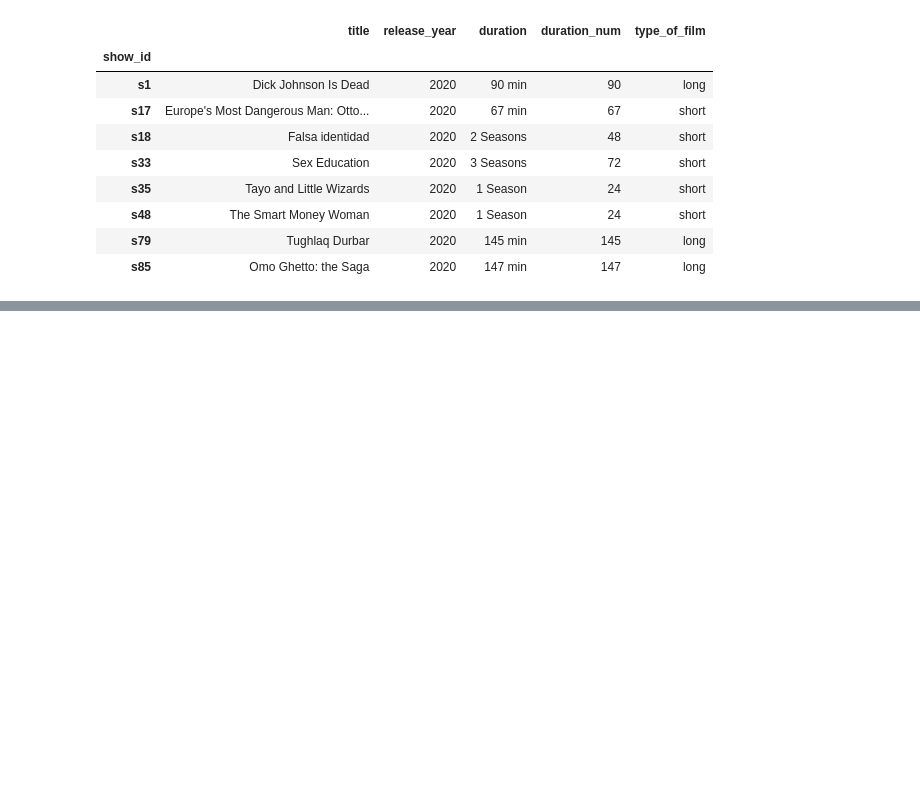
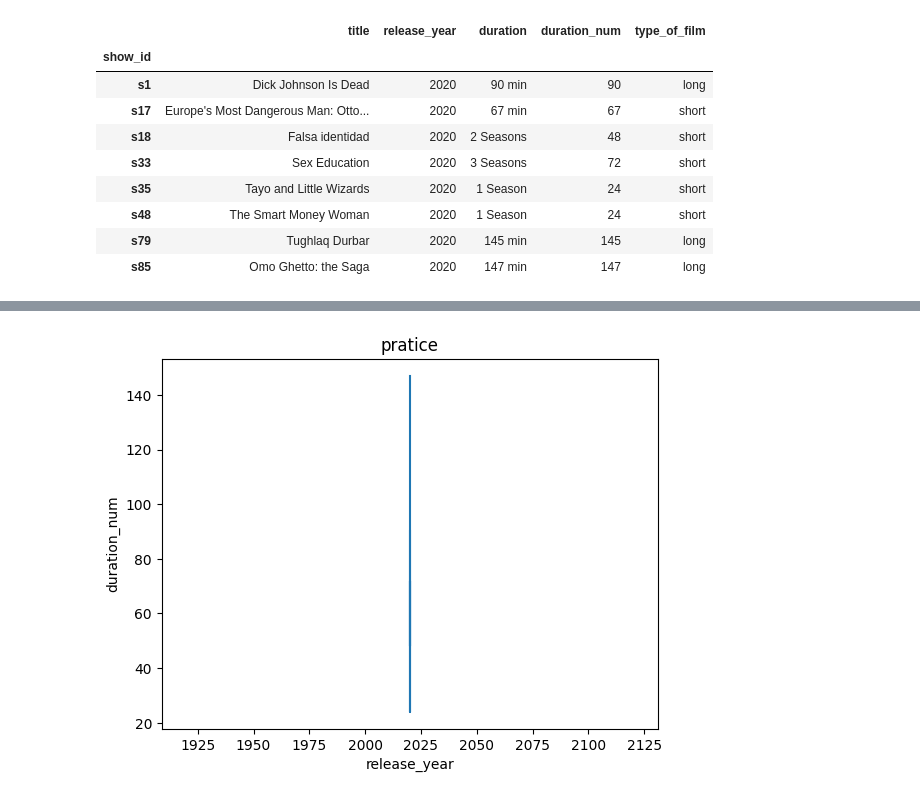
Before and after one commit to rajsthnp/data-science-projects, a Jupyter notebook: practice.ipynb, the cells around one changed output, grey strips where cells are left out. Drawn from its saved outputs; the diff is of its cells as text; code cells hidden in the pictures; blank space fills up the shorter version.

```diff
--- a/practice.ipynb
+++ b/practice.ipynb
@@ -150,3 +150,11 @@ new_df
 | s48 | The Smart Money Woman | 2020 | 1 Season | 24 | short | International TV Shows, Romantic ... |
 | s79 | Tughlaq Durbar | 2020 | 145 min | 145 | long | Comedies, Dramas, International M... |
 | s85 | Omo Ghetto: the Saga | 2020 | 147 min | 147 | long | Action & Adventure, Comedies, Dramas |
+# %%
+plt.plot(new_df['release_year'],new_df['duration_num'])
+plt.xlabel('release_year')
+plt.ylabel('duration_num')
+plt.title("pratice")
+plt.show()
+# %% [output]
+[figure, added]
```
